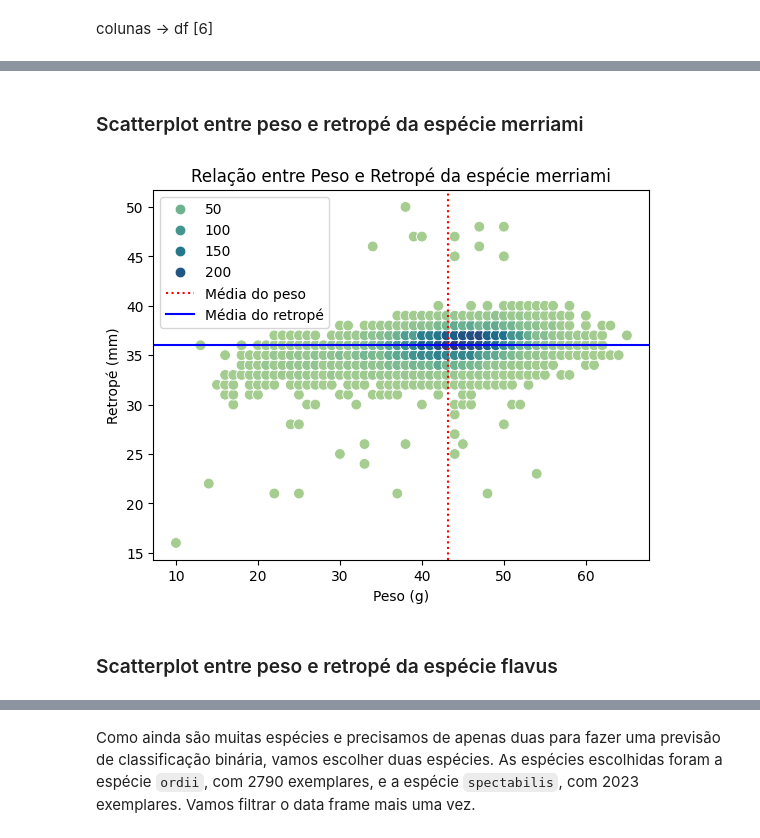
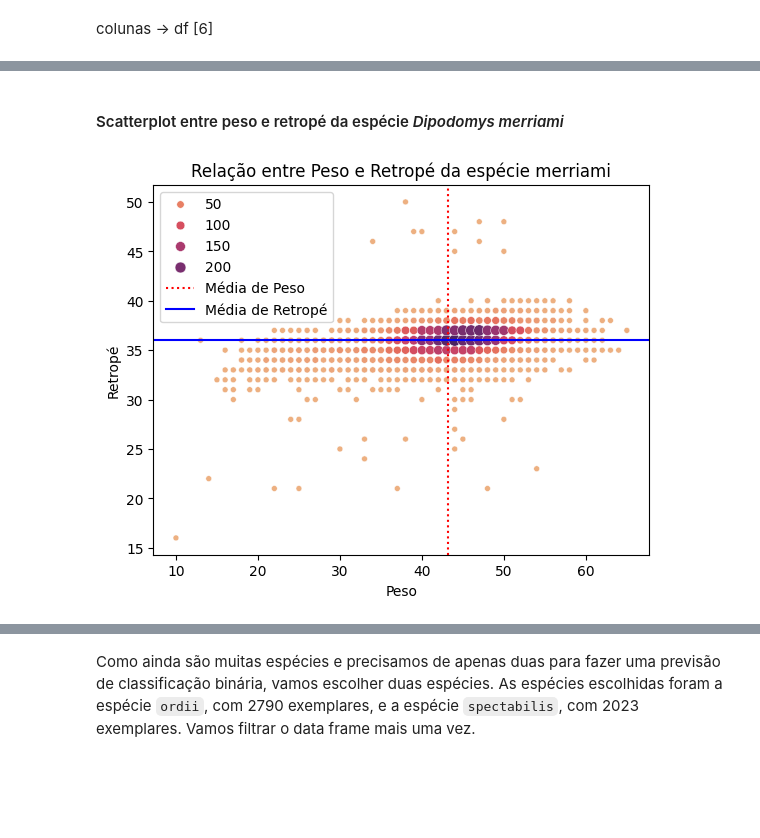
Before and after one commit to helocano/cubo-gelatinoso, a Jupyter notebook: CuboGelatinoso_HeloisaCano.ipynb, the cells around one changed output, grey strips where cells are left out. Saved outputs shown, nothing was run; the diff lists cells and outputs as text; code cells hidden in the pictures; blank space fills up the shorter version.

```diff
--- a/CuboGelatinoso_HeloisaCano.ipynb
+++ b/CuboGelatinoso_HeloisaCano.ipynb
@@ -369,7 +372,0 @@ Por fim, imprimimos todas as informações obtidas:
-# %%
-for roedor in roedores:
-    print(f"ESPÉCIE: {roedor}")
-    print(f"PESO TOTAL DE TODOS OS EXEMPLARES: {sum(roedores[roedor]["Pesos individuais"])} g")
-    print(f"RETROPÉ TOTAL DE TODOS: {sum(roedores[roedor]["Retropés individuais"])} mm")
-    print(f"NÚMERO DE EXEMPLARES: {roedores[roedor]["Quantidade"]}")
-    print("-")
@@ -396,8 +375,8 @@ A próxima etapa é calcular a média dos pesos e das medidas de retropé de cad
 # %%
 for roedor in roedores:
 
-    roedores[roedor]["Peso médio"] = st.mean(roedores[roedor]["Pesos individuais"])
-    roedores[roedor]["Retropé médio"] = st.mean(roedores[roedor]["Retropés individuais"])
+    roedores[roedor]["Peso médio"] = st.mean(roedores[roedor]["Peso"])
+    roedores[roedor]["Retropé médio"] = st.mean(roedores[roedor]["Retropé"])
 
     print(f"ESPÉCIE: {roedor}")
     print(f"PESO MÉDIO: {round(roedores[roedor]["Peso médio"], 2)} g")
@@ -432,17 +407,17 @@ rato
 # %% [markdown]
 colunas -> df [6]
 # %%
-def data_frame_especie(especie):
+def data_frame_especie(especie, coluna1, coluna2):
     global roedores
 
-    especie_pesos = roedores[especie]["Pesos individuais"]
-    especie_retropes = roedores[especie]["Retropés individuais"]
+    elementos_c1 = roedores[especie][coluna1]
+    elementos_c2 = roedores[especie][coluna2]
 
-    especie_df = pd.DataFrame({"Peso": especie_pesos, "Retropé": especie_retropes})
+    especie_df = pd.DataFrame({coluna1: elementos_c1, coluna2: elementos_c2})
 
     return especie_df
 # %%
-def plotar_grafico(especie, dataframe, eixoX = "Peso", eixoY = "Retropé", pos_legenda = 2):
+def plotar_grafico(especie, dataframe, eixoX, eixoY, pos_legenda = 2):
     global roedores
 
     contagens = (
@@ -455,21 +430,22 @@ def plotar_grafico(especie, dataframe, eixoX = "Peso", eixoY = "Retropé", pos_l
 
     eixo = sns.scatterplot(
         data=contagens,
-        x="Peso",
-        y="Retropé",
+        x = eixoX,
+        y = eixoY,
         hue="Quantidade",
-        palette="crest",
+        size = "Quantidade",
+        palette="flare",
         s=60
     )
 
-    eixo.axvline( st.mean( dataframe["Peso"] ), linestyle="dotted", color="red", label="Média do peso")
-    eixo.axhline( st.mean( dataframe["Retropé"] ), linestyle="-", color="blue", label="Média do retropé")
+    eixo.axvline( st.mean( dataframe[eixoX] ), linestyle="dotted", color="red", label="Média de " + eixoX)
+    eixo.axhline( st.mean( dataframe[eixoY] ), linestyle="-", color="blue", label="Média de "+ eixoY)
 
     #titulo
     titulo = f"Relação entre {eixoX} e {eixoY} da espécie {especie}"
     eixo.set_title( titulo )
 
     #legendas
-    eixo.set_xlabel("Peso (g)")
-    eixo.set_ylabel("Retropé (mm)")
+    eixo.set_xlabel(eixoX)
+    eixo.set_ylabel(eixoY)
     eixo.legend(loc = pos_legenda)
@@ -485,9 +466,7 @@ plotar_grafico("albigula", albigula_df, pos_legenda = 4)
 # %% [markdown]
-### Scatterplot entre peso e retropé da espécie merriami
+#### Scatterplot entre peso e retropé da espécie <i>Dipodomys merriami</i>
 # %%
-merriami_df = data_frame_especie("merriami")
-plotar_grafico("merriami", merriami_df, pos_legenda = 2)
+merriami_df = data_frame_especie("merriami", "Peso", "Retropé")
+plotar_grafico("merriami", merriami_df, "Peso", "Retropé", pos_legenda = 2)
 # %% [output]
-[figure, old version]
+[figure, new version]
-# %% [markdown]
-### Scatterplot entre peso e retropé da espécie flavus
```
Also changed, not shown: parts of 86 cells of this notebook.
